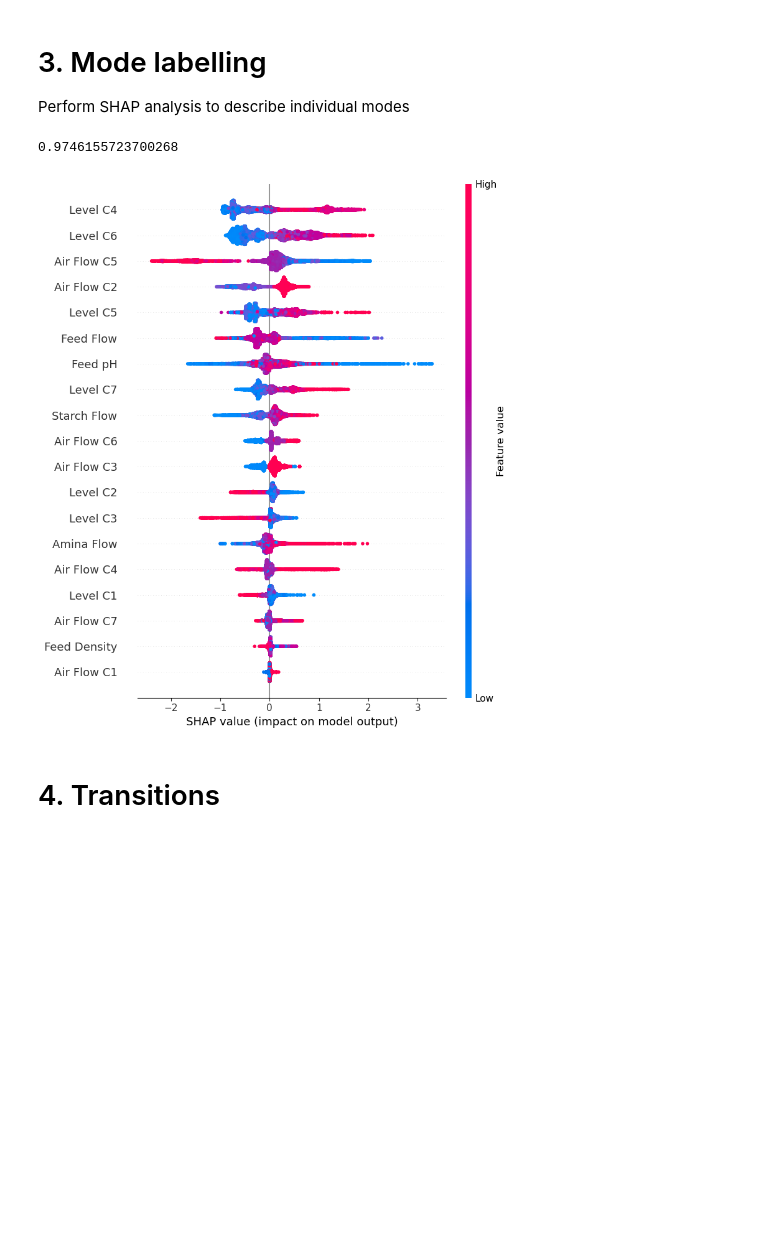
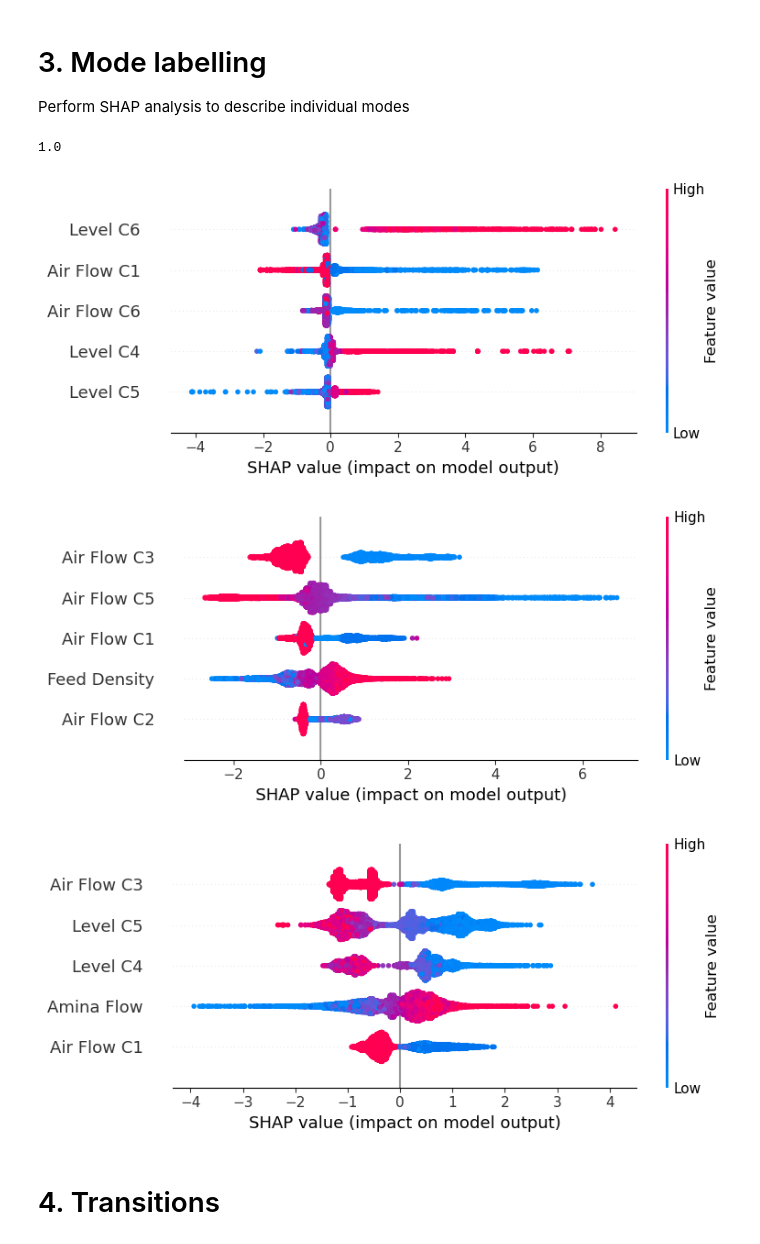
Before and after one commit to Stellenbosch-University-Process-Eng/Optimality-graph, a Jupyter notebook: caseStudy.ipynb, the cells around one changed output. Cells and saved outputs as stored; diff of their text form; code cells hidden in the pictures; blank space fills up the shorter version.

```diff
--- a/caseStudy.ipynb
+++ b/caseStudy.ipynb
@@ -110,7 +110,7 @@ Perform dimensionality reduction using PLS.
 df_model = df.drop(['Product Fe', 'Product Si', 'Feed Fe', 'Feed Si'], axis=1)
 
 X = df_model.values
-y = df['Product Fe'].values
+y = df['Product Si'].values
 
 # Standardise inputs and split(PLS is sensitive to scale)
 X_scaled = StandardScaler().fit_transform(X)
@@ -118,22 +118,26 @@ X_train, X_test, y_train, y_test = train_test_split(
     X_scaled, y, test_size=0.2, random_state=42)
 
 # --- Fit PLS (choose n_components via cross-validation below) ---
+for n_components in range(1,19):
+    pls = PLSRegression(n_components=n_components)
+    pls.fit(X_train, y_train)
+    y_pred = pls.predict(X_test).ravel()
+    r2   = r2_score(y_test, y_pred)
+    rmse = np.sqrt(mean_squared_error(y_test, y_pred))
+    print(f"PLS ({n_components} components)  |  R² = {r2:.4f}  |  RMSE = {rmse:.4f}")
+
 n_components = 6
 pls = PLSRegression(n_components=n_components)
 pls.fit(X_train, y_train)
 y_pred = pls.predict(X_test).ravel()
-r2   = r2_score(y_test, y_pred)
-rmse = np.sqrt(mean_squared_error(y_test, y_pred))
-
-print(f"PLS ({n_components} components)  |  R² = {r2:.4f}  |  RMSE = {rmse:.4f}")
 
 # --- Parity plot ---
 fig, ax = plt.subplots(figsize=(5, 5))
 ax.scatter(y_test, y_pred, s=10, alpha=0.5)
 lims = [min(y_test.min(), y_pred.min()), max(y_test.max(), y_pred.max())]
 ax.plot(lims, lims, 'k--', linewidth=1)
-ax.set_xlabel('Actual Product Fe')
-ax.set_ylabel('Predicted Product Fe')
+ax.set_xlabel('Actual Product Si')
+ax.set_ylabel('Predicted Product Si')
 plt.tight_layout()
 plt.show()
 
@@ -182,7 +203,7 @@ plt.show()
 # %% [markdown]
 Join clusters together where the transitions exceed a specific threshold (in this case, 100).
 # %%
-join = [(0,4,6,7,9,10), (5,12,13), (1,11), (3,14), (2,), (8,)]
+join = [(0,2,8), (1,11,3,6,7,10,12,14), (4,), (5,), (9,), (13,)]
 cluster_mapping = {}
 for new_label, group in enumerate(join):
     for old_label in group:
@@ -193,7 +214,8 @@ cluster_metric_joined = pd.DataFrame({'Cluster t_{k}': pls_labels_joined[:-1],
                                       'Cluster t_{k+1}': pls_labels_joined[1:]})
 cm = confusion_matrix(cluster_metric_joined['Cluster t_{k}'],
                       cluster_metric_joined['Cluster t_{k+1}']) + 0.
-
+cm += cm.T
+cm[np.triu_indices_from(cm)] = np.nan
 
 plt.figure(figsize=(5, 5))
 sns.heatmap(cm, annot=True, fmt='.1f', cmap='Reds')
@@ -203,13 +225,14 @@ plt.show()
 # %%
-# Compute mean Product Fe per cluster label
-means = pd.Series(df['Product Fe']).groupby(pls_labels_joined).mean()
+# Compute mean Product Si per cluster label
+means = pd.Series(df['Product Si']).groupby(pls_labels_joined).mean()
 label_order_map = {label: i+1 for i, label in enumerate(means.sort_values().index.tolist())}
 df['ordered_cluster_label'] = [label_order_map[l] for l in pls_labels_joined]
+#df['ordered_cluster_label'] = pls_labels_joined
 
 fig, ax = plt.subplots(figsize=(5, 2.5))
-sns.boxplot(x=df['ordered_cluster_label'], y=df['Product Fe'], ax=ax, palette='Dark2')
+sns.boxplot(x=df['ordered_cluster_label'], y=df['Product Si'], ax=ax, palette='Dark2')
 ax.set_xlabel('Mode')
-ax.set_ylabel('Product %Fe')
+ax.set_ylabel('Product %Si')
 plt.tight_layout()
 plt.show()
 # %% [output]
@@ -225,7 +248,7 @@ Perform SHAP analysis to describe individual modes
 lgb_classifier = lgb.LGBMClassifier(
     n_estimators=100,
     learning_rate=0.1,
-    max_depth=4,
+    max_depth=5,
     random_state=42,
     verbose=-1  # Suppress warnings
 )
@@ -234,16 +257,19 @@ y_pred = lgb_classifier.fit(df_model, df['ordered_cluster_label'])
 y_pred = lgb_classifier.predict(df_model)
 print(accuracy_score(df['ordered_cluster_label'], y_pred))
 # %% [output]
-0.9746155723700268
+1.0
 # %%
 # Initialize the SHAP explainer for the gradient boosting classifier
 explainer = shap.TreeExplainer(lgb_classifier)
 shap_values = explainer.shap_values(df_model)
 # %%
-c = 5
-shap.summary_plot(shap_values[:,:,c-1], df_model)
+for c in [0,3,5]:#range(3):
+    idx = np.argsort(np.mean(np.abs(shap_values[:,:,c-1]), axis = 0))[::-1]
+    shap.summary_plot(shap_values[:,idx[0:5],c-1], df_model.iloc[:, idx[0:5]])
 # %% [output]
-[figure, old version]
+[figure, new version]
+[figure, added]
+[figure, added]
 # %% [markdown]
 # 4. Transitions
 # %% [markdown]
```
Also changed, not shown: parts of 7 cells of this notebook.
